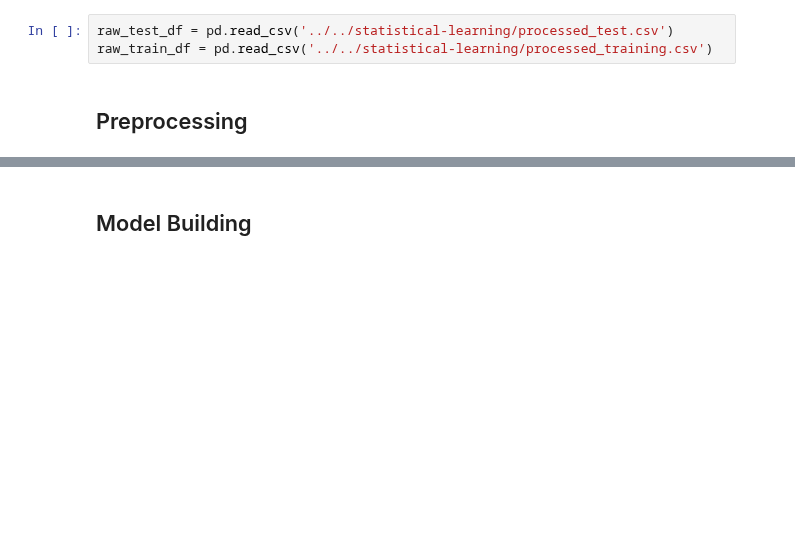
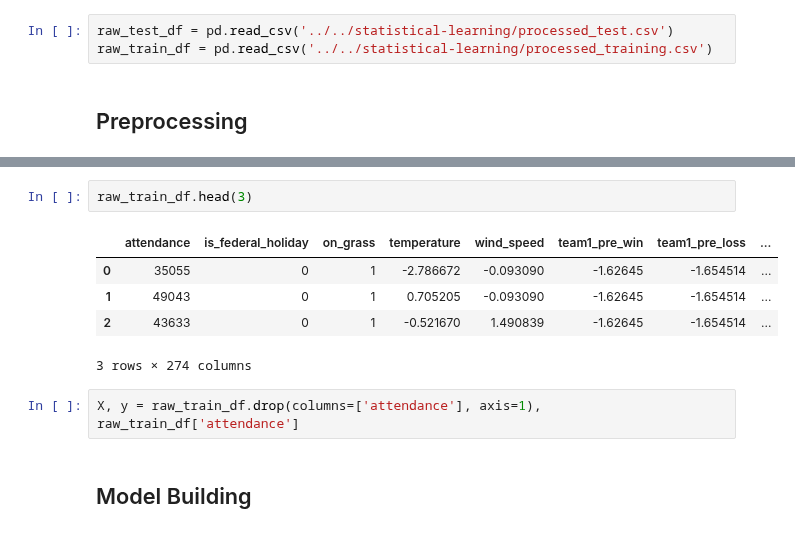
Before and after one commit to RDOGS-Friendz/SLDL-MLB-ATT-Prediction, a Jupyter notebook: models/bagging/20221126_bagging_with_new_data_BC.ipynb, the cells around one changed output, grey strips where cells are left out. Drawn from its saved outputs; the diff is of its cells as text; blank space fills up the shorter version.

```diff
--- a/models/bagging/20221126_bagging_with_new_data_BC.ipynb
+++ b/models/bagging/20221126_bagging_with_new_data_BC.ipynb
@@ -28,3 +46,13 @@ raw_train_df = pd.read_csv('../../statistical-learning/processed_training.csv')
+# %%
+raw_train_df.head(3)
+# %% [output]
+|  | attendance | is_federal_holiday | on_grass | temperature | wind_speed | team1_pre_win | team1_pre_loss | ... |
+| 0 | 35055 | 0 | 1 | -2.786672 | -0.093090 | -1.62645 | -1.654514 | ... |
+| 1 | 49043 | 0 | 1 | 0.705205 | -0.093090 | -1.62645 | -1.654514 | ... |
+| 2 | 43633 | 0 | 1 | -0.521670 | 1.490839 | -1.62645 | -1.654514 | ... |
+3 rows × 274 columns
+# %%
+X, y = raw_train_df.drop(columns=['attendance'], axis=1), raw_train_df['attendance']
 # %% [markdown]
 ## Model Building
 # %% [markdown]
```
Also changed, not shown: parts of 7 cells of this notebook.
